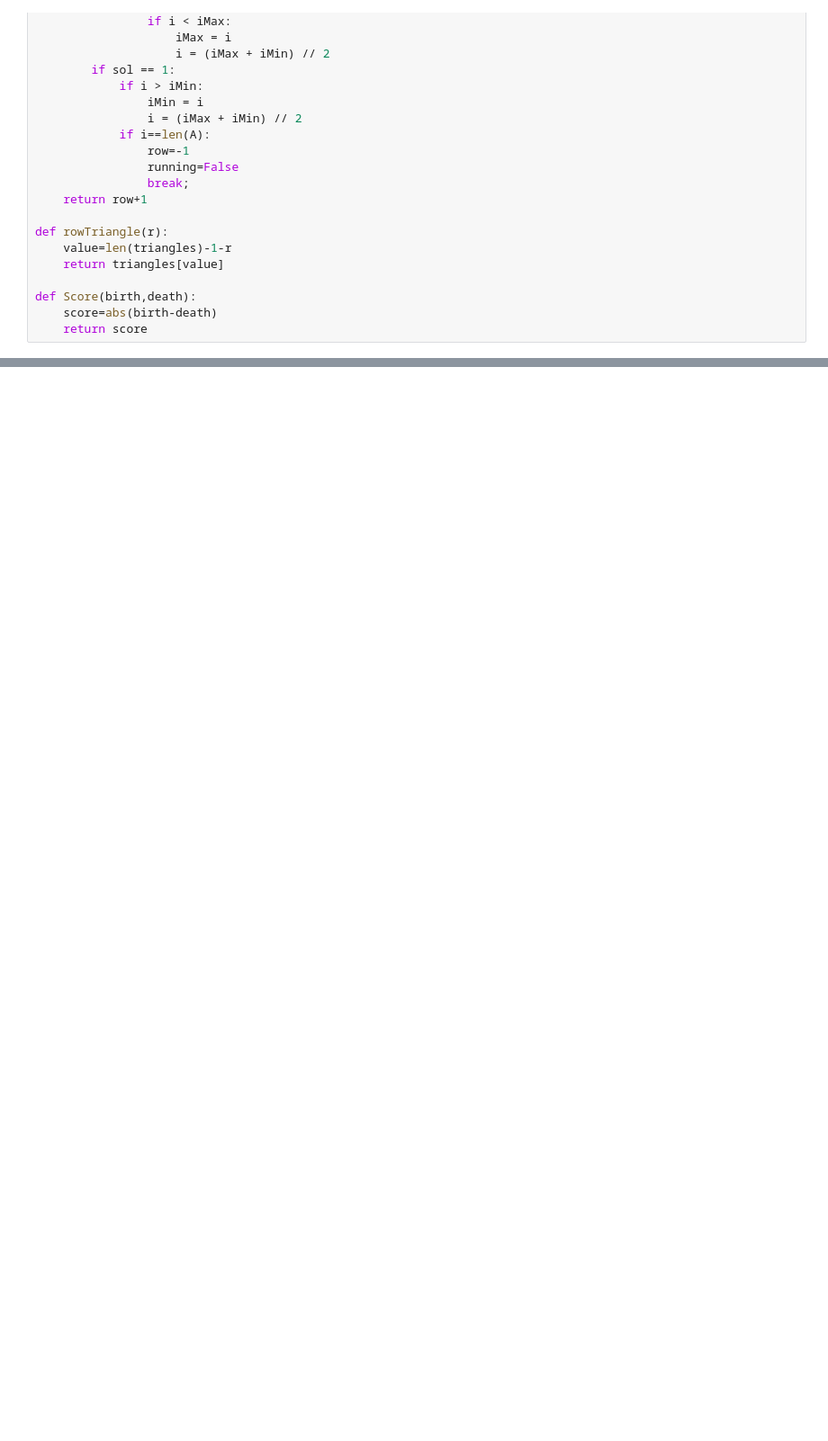
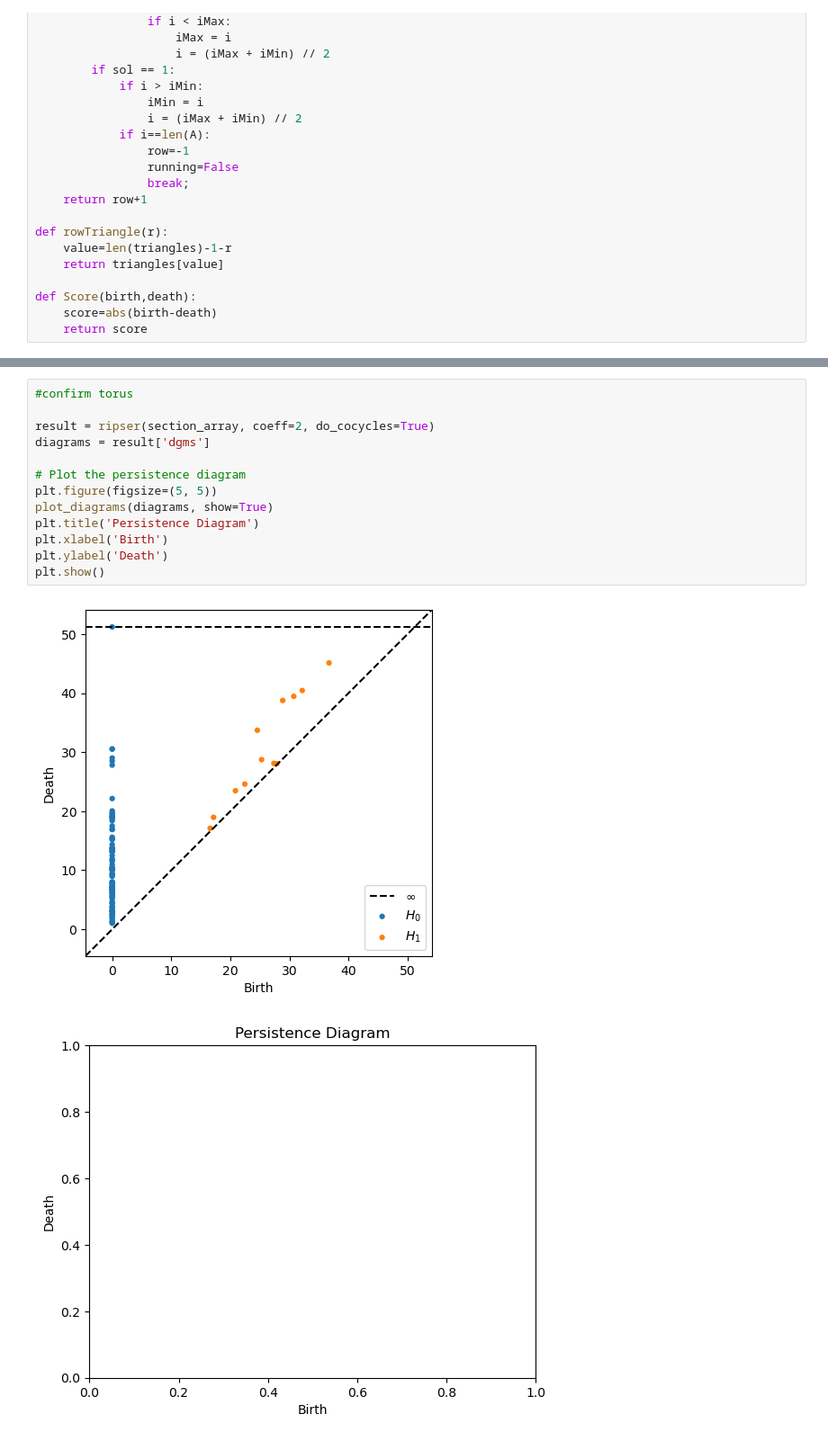
Before and after one commit to smart040/TTSA-Project1-PERCUP, a Jupyter notebook: MarketDetection.ipynb, the cells around one changed output, grey strips where cells are left out. Shown: that part at 90% size. Saved outputs shown, nothing was run; the diff lists cells and outputs as text; blank space fills up the shorter version.

```diff
--- a/MarketDetection.ipynb
+++ b/MarketDetection.ipynb
@@ -339,0 +386,16 @@ Quasiperiodicity Score: 100.0%
+# %%
+#confirm torus
+
+result = ripser(section_array, coeff=2, do_cocycles=True)
+diagrams = result['dgms']
+
+# Plot the persistence diagram
+plt.figure(figsize=(5, 5))
+plot_diagrams(diagrams, show=True)
+plt.title('Persistence Diagram')
+plt.xlabel('Birth')
+plt.ylabel('Death')
+plt.show()
+# %% [output]
+[figure, added]
+[figure, added]
```
Also changed, not shown: parts of 4 cells of this notebook.
